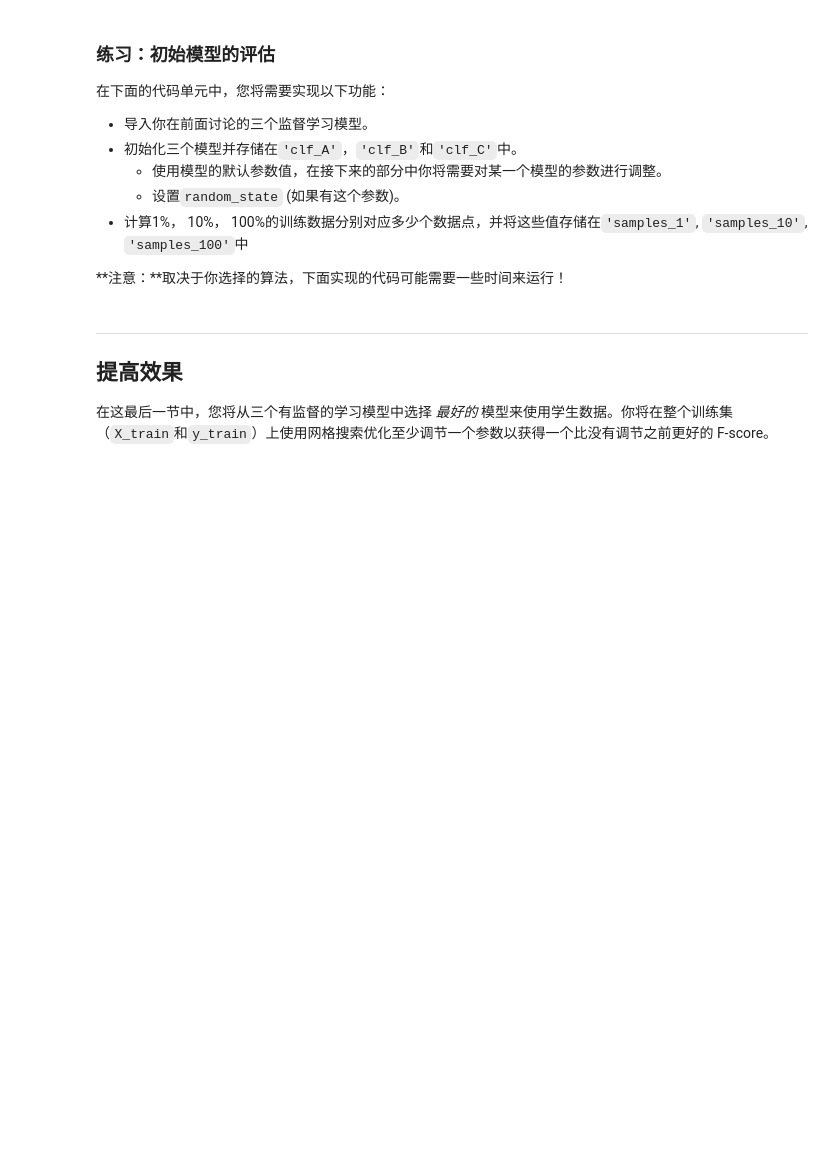
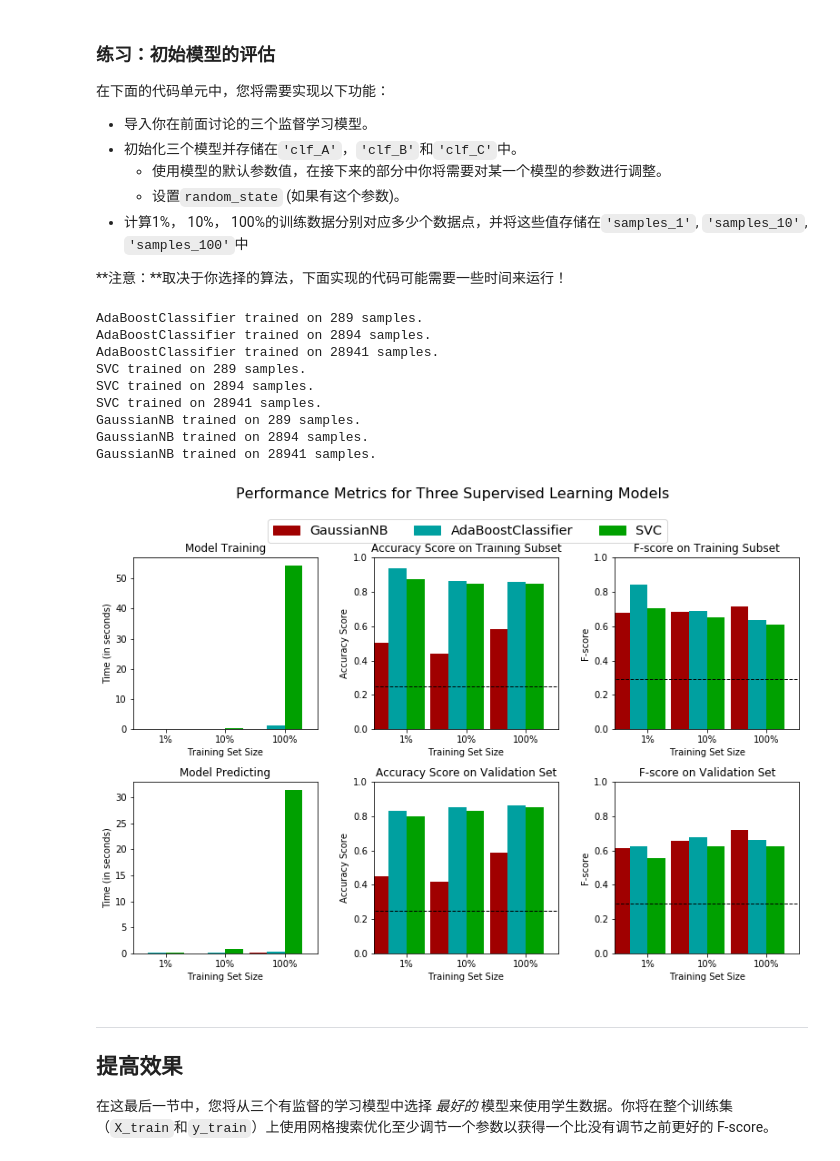
Before and after one commit to nd009/finding_donors, a Jupyter notebook: finding_donors.ipynb, the cells around one changed output. Drawn from its saved outputs; the diff is of its cells as text; code cells hidden in the pictures; blank space fills up the shorter version.

```diff
--- a/finding_donors.ipynb
+++ b/finding_donors.ipynb
@@ -355,33 +355,33 @@ def train_predict(learner, sample_size, X_train, y_train, X_val, y_val):
     # TODO：使用sample_size大小的训练数据来拟合学习器
     # TODO: Fit the learner to the training data using slicing with 'sample_size'
     start = time() # 获得程序开始时间
-    learner = None
+    learner = learner.fit(X_train[0:sample_size], y_train[0:sample_size])
     end = time() # 获得程序结束时间
 
     # TODO：计算训练时间
-    results['train_time'] = None
+    results['train_time'] = end - start
 
     # TODO: 得到在验证集上的预测值
     #       然后得到对前300个训练数据的预测结果
     start = time() # 获得程序开始时间
-    predictions_val = None
-    predictions_train = None
+    predictions_val = learner.predict(X_val)
+    predictions_train = learner.predict(X_train[0:sample_size])
     end = time() # 获得程序结束时间
 
     # TODO：计算预测用时
-    results['pred_time'] = None
+    results['pred_time'] = end - start
 
     # TODO：计算在最前面的300个训练数据的准确率
-    results['acc_train'] = None
+    results['acc_train'] = accuracy_score(predictions_train, y_train[0:sample_size])
 
     # TODO：计算在验证上的准确率
-    results['acc_val'] = None
+    results['acc_val'] = accuracy_score(predictions_val, y_val)
 
     # TODO：计算在最前面300个训练数据上的F-score
-    results['f_train'] = None
+    results['f_train'] = fbeta_score(predictions_train, y_train[0:sample_size], beta=0.5)
 
     # TODO：计算验证集上的F-score
-    results['f_val'] = None
+    results['f_val'] = fbeta_score(predictions_val, y_val, beta=0.5)
 
     # 成功
     print "{} trained on {} samples.".format(learner.__class__.__name__, sample_size)
@@ -400,27 +400,41 @@ def train_predict(learner, sample_size, X_train, y_train, X_val, y_val):
 **注意：**取决于你选择的算法，下面实现的代码可能需要一些时间来运行！
 # %%
 # TODO：从sklearn中导入三个监督学习模型
+from sklearn.ensemble import AdaBoostClassifier
+from sklearn.svm import SVC
+from sklearn.naive_bayes import GaussianNB
 
 # TODO：初始化三个模型
-clf_A = None
-clf_B = None
-clf_C = None
+clf_A = AdaBoostClassifier(random_state=1)
+clf_B = SVC(kernel='linear', random_state=1)
+clf_C = GaussianNB()
 
 # TODO：计算1%， 10%， 100%的训练数据分别对应多少点
-samples_1 = None
-samples_10 = None
-samples_100 = None
+samples_1 = X_train.shape[0]/100
+samples_10 = X_train.shape[0]/10
+samples_100 = X_train.shape[0]
 
 # 收集学习器的结果
 results = {}
 for clf in [clf_A, clf_B, clf_C]:
     clf_name = clf.__class__.__name__
     results[clf_name] = {}
     for i, samples in enumerate([samples_1, samples_10, samples_100]):
         results[clf_name][i] = train_predict(clf, samples, X_train, y_train, X_val, y_val)
 
 # 对选择的三个模型得到的评价结果进行可视化
 vs.evaluate(results, accuracy, fscore)
+# %% [output]
+AdaBoostClassifier trained on 289 samples.
+AdaBoostClassifier trained on 2894 samples.
+AdaBoostClassifier trained on 28941 samples.
+SVC trained on 289 samples.
+SVC trained on 2894 samples.
+SVC trained on 28941 samples.
+GaussianNB trained on 289 samples.
+GaussianNB trained on 2894 samples.
+GaussianNB trained on 28941 samples.
+[figure, added]
 # %% [markdown]
 ----
 ## 提高效果
```
Also changed, not shown: parts of 5 cells of this notebook.
